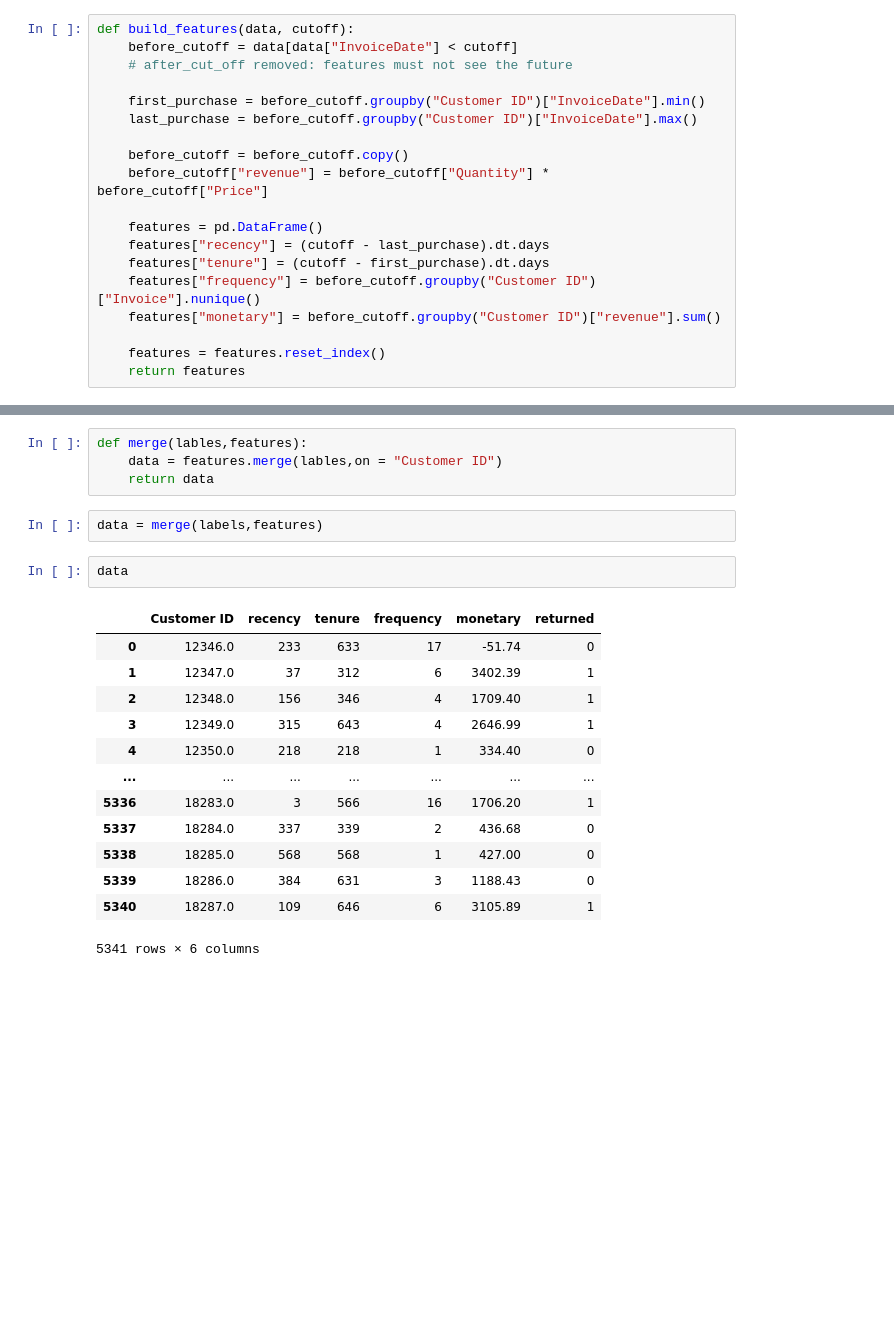
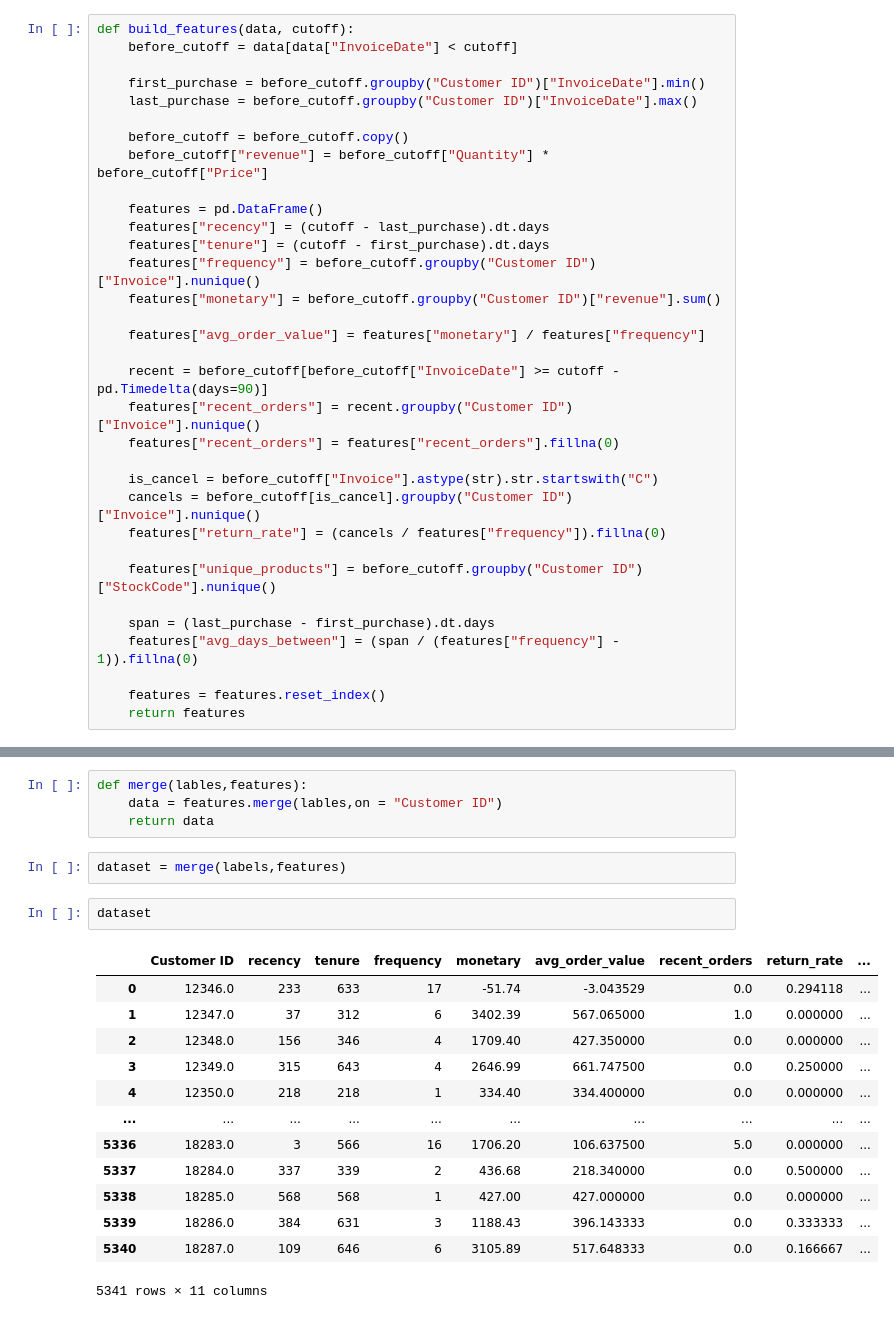
Before and after one commit to abdallahh07/Customer-Churn, a Jupyter notebook: notebooks/2. Modelling.ipynb, the cells around one changed output, grey strips where cells are left out. Drawn from its saved outputs; the diff is of its cells as text; blank space fills up the shorter version.

```diff
--- a/notebooks/2. Modelling.ipynb
+++ b/notebooks/2. Modelling.ipynb
@@ -67,7 +51,6 @@ data
 # %%
 def build_features(data, cutoff):
     before_cutoff = data[data["InvoiceDate"] < cutoff]
-    # after_cut_off removed: features must not see the future
 
     first_purchase = before_cutoff.groupby("Customer ID")["InvoiceDate"].min()
     last_purchase = before_cutoff.groupby("Customer ID")["InvoiceDate"].max()
@@ -81,6 +64,21 @@ def build_features(data, cutoff):
     features["frequency"] = before_cutoff.groupby("Customer ID")["Invoice"].nunique()
     features["monetary"] = before_cutoff.groupby("Customer ID")["revenue"].sum()
 
+    features["avg_order_value"] = features["monetary"] / features["frequency"]
+
+    recent = before_cutoff[before_cutoff["InvoiceDate"] >= cutoff - pd.Timedelta(days=90)]
+    features["recent_orders"] = recent.groupby("Customer ID")["Invoice"].nunique()
+    features["recent_orders"] = features["recent_orders"].fillna(0)
+
+    is_cancel = before_cutoff["Invoice"].astype(str).str.startswith("C")
+    cancels = before_cutoff[is_cancel].groupby("Customer ID")["Invoice"].nunique()
+    features["return_rate"] = (cancels / features["frequency"]).fillna(0)
+
+    features["unique_products"] = before_cutoff.groupby("Customer ID")["StockCode"].nunique()
+
+    span = (last_purchase - first_purchase).dt.days
+    features["avg_days_between"] = (span / (features["frequency"] - 1)).fillna(0)
+
     features = features.reset_index()
     return features
 # %%
@@ -90,20 +88,20 @@ def merge(lables,features):
     data = features.merge(lables,on = "Customer ID")
     return data
 # %%
-data = merge(labels,features)
+dataset = merge(labels,features)
 # %%
-data
+dataset
 # %% [output]
-|  | Customer ID | recency | tenure | frequency | monetary | returned |
-| 0 | 12346.0 | 233 | 633 | 17 | -51.74 | 0 |
-| 1 | 12347.0 | 37 | 312 | 6 | 3402.39 | 1 |
-| 2 | 12348.0 | 156 | 346 | 4 | 1709.40 | 1 |
-| 3 | 12349.0 | 315 | 643 | 4 | 2646.99 | 1 |
-| 4 | 12350.0 | 218 | 218 | 1 | 334.40 | 0 |
-| ... | ... | ... | ... | ... | ... | ... |
-| 5336 | 18283.0 | 3 | 566 | 16 | 1706.20 | 1 |
-| 5337 | 18284.0 | 337 | 339 | 2 | 436.68 | 0 |
-| 5338 | 18285.0 | 568 | 568 | 1 | 427.00 | 0 |
-| 5339 | 18286.0 | 384 | 631 | 3 | 1188.43 | 0 |
-| 5340 | 18287.0 | 109 | 646 | 6 | 3105.89 | 1 |
+|  | Customer ID | recency | tenure | frequency | monetary | avg_order_value | recent_orders | return_rate | ... |
+| 0 | 12346.0 | 233 | 633 | 17 | -51.74 | -3.043529 | 0.0 | 0.294118 | ... |
+| 1 | 12347.0 | 37 | 312 | 6 | 3402.39 | 567.065000 | 1.0 | 0.000000 | ... |
+| 2 | 12348.0 | 156 | 346 | 4 | 1709.40 | 427.350000 | 0.0 | 0.000000 | ... |
+| 3 | 12349.0 | 315 | 643 | 4 | 2646.99 | 661.747500 | 0.0 | 0.250000 | ... |
+| 4 | 12350.0 | 218 | 218 | 1 | 334.40 | 334.400000 | 0.0 | 0.000000 | ... |
+| ... | ... | ... | ... | ... | ... | ... | ... | ... | ... |
+| 5336 | 18283.0 | 3 | 566 | 16 | 1706.20 | 106.637500 | 5.0 | 0.000000 | ... |
+| 5337 | 18284.0 | 337 | 339 | 2 | 436.68 | 218.340000 | 0.0 | 0.500000 | ... |
+| 5338 | 18285.0 | 568 | 568 | 1 | 427.00 | 427.000000 | 0.0 | 0.000000 | ... |
+| 5339 | 18286.0 | 384 | 631 | 3 | 1188.43 | 396.143333 | 0.0 | 0.333333 | ... |
+| 5340 | 18287.0 | 109 | 646 | 6 | 3105.89 | 517.648333 | 0.0 | 0.166667 | ... |
-5341 rows × 6 columns
+5341 rows × 11 columns
```
Also changed, not shown: parts of 23 cells of this notebook, 3 other files.
